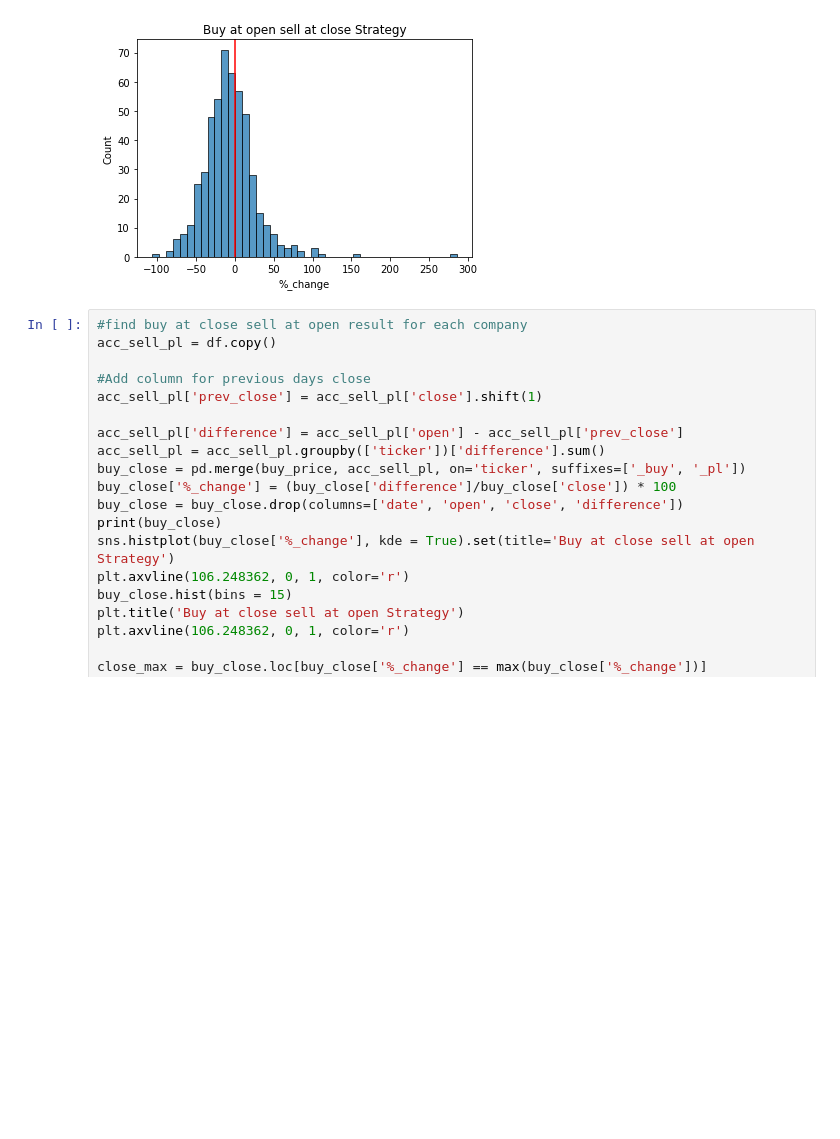
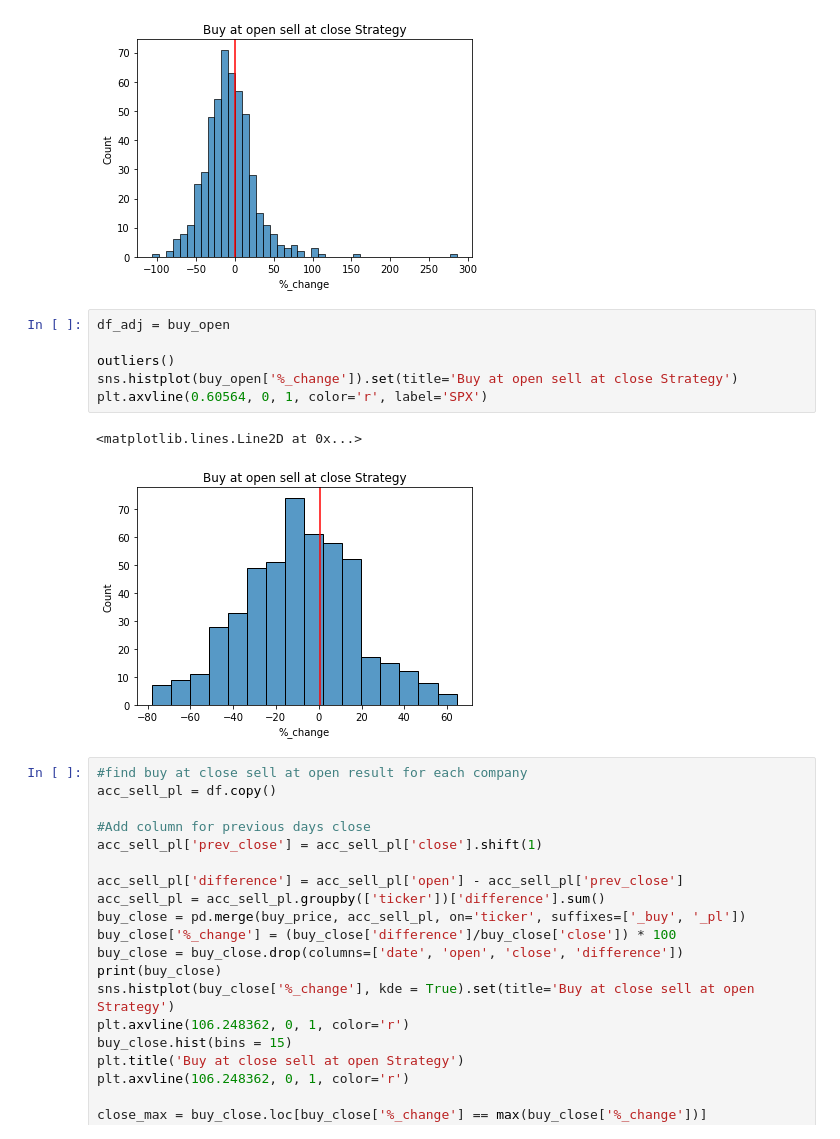
Before and after one commit to pkearney-da/project, a Jupyter notebook: UCD_project.ipynb, the cells around one changed output. Drawn from its saved outputs; the diff is of its cells as text; blank space fills up the shorter version.

```diff
--- a/UCD_project.ipynb
+++ b/UCD_project.ipynb
@@ -248,6 +270,15 @@ print(open_max, open_min, open_spx)
 359   PENN -106.392222     ticker  %_change
 417    SPX   0.60564
 [figure]
+# %%
+df_adj = buy_open
+
+outliers()
+sns.histplot(buy_open['%_change']).set(title='Buy at open sell at close Strategy')
+plt.axvline(0.60564, 0, 1, color='r', label='SPX')
+# %% [output]
+<matplotlib.lines.Line2D at 0x...>
+[figure, added]
 # %%
 #find buy at close sell at open result for each company
 acc_sell_pl = df.copy()
```
Also changed, not shown: parts of 5 cells of this notebook.
